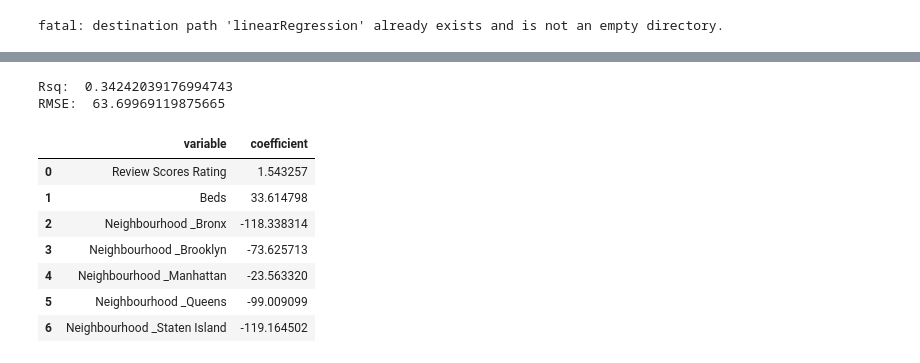
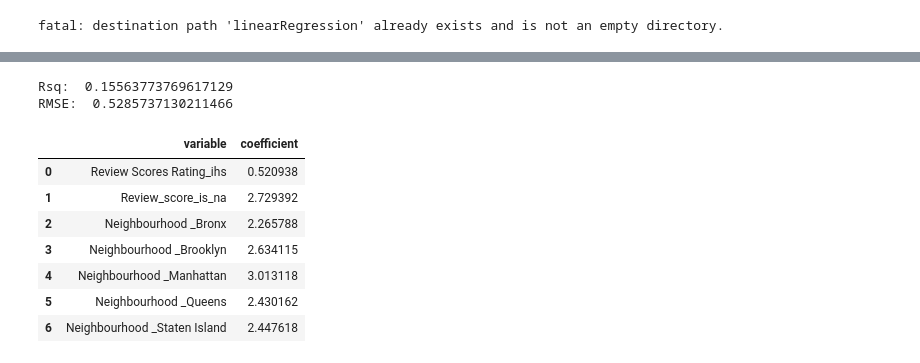
Before and after one commit to ZzzzzzT233/linearRegression, a Jupyter notebook: 04_hedonic_pricing/04_hedonic_pricing.ipynb, the cells around one changed output, grey strips where cells are left out. Cells and saved outputs as stored; diff of their text form; code cells hidden in the pictures.

```diff
--- a/04_hedonic_pricing/04_hedonic_pricing.ipynb
+++ b/04_hedonic_pricing/04_hedonic_pricing.ipynb
@@ -55,9 +53,12 @@ Price                          object
 df["Price"] = df["Price"].str.replace(",", "")
 df["Price"] = pd.to_numeric(df["Price"], errors="coerce")
 print("Total Missings:", sum(df["Price"].isnull()),"\n")
+df["Review_score_is_na"] = df["Review Scores Rating"].isnull().astype(int)
+df["Review Scores Rating"] = df["Review Scores Rating"].fillna(0)
 
-df = df.dropna()
+
 print(df.describe(), '\n')
+df.head()
 # %% [output]
 Total Missings: 0
 
@@ -102,8 +109,6 @@ df.loc[:,['Review Scores Rating']].plot.box()
 # %%
 df.loc[:,['Price']] = df.loc[:,['Price']].apply(winsorize)
-df.loc[:,['Review Scores Rating']] = df.loc[:,['Review Scores Rating']].apply(winsorize)
 
 df.loc[:,['Price']].plot.box()
-df.loc[:,['Review Scores Rating']].plot.box()
 # %% [output]
 <Axes: >
@@ -215,27 +246,27 @@ RMSE:  73.36094160007003
 # %%
-Z_train = X_train.loc[:,['Review Scores Rating','Beds','Neighbourhood _Bronx','Neighbourhood _Brooklyn','Neighbourhood _Manhattan','Neighbourhood _Queens','Neighbourhood _Staten Island']]
-Z_test = X_test.loc[:,['Review Scores Rating','Beds','Neighbourhood _Bronx','Neighbourhood _Brooklyn','Neighbourhood _Manhattan','Neighbourhood _Queens','Neighbourhood _Staten Island']]
+Z_train_ihs = X_train.loc[:,['Review Scores Rating_ihs','Review_score_is_na','Neighbourhood _Bronx','Neighbourhood _Brooklyn','Neighbourhood _Manhattan','Neighbourhood _Queens','Neighbourhood _Staten Island']]
+Z_test_ihs = X_test.loc[:,['Review Scores Rating_ihs','Review_score_is_na','Neighbourhood _Bronx','Neighbourhood _Brooklyn','Neighbourhood _Manhattan','Neighbourhood _Queens','Neighbourhood _Staten Island']]
 
-reg = LinearRegression(fit_intercept=False).fit(Z_train, y_train)
-y_hat = reg.predict(Z_test)
-rsq = reg.score(Z_test,y_test)
+reg = LinearRegression(fit_intercept=False).fit(Z_train_ihs, y_train_ihs)
+y_hat = reg.predict(Z_test_ihs)
+rsq = reg.score(Z_test_ihs,y_test_ihs)
 print('Rsq: ', rsq)
 
-rmse = np.sqrt(np.mean((y_test - y_hat)**2))
+rmse = np.sqrt(np.mean((y_test_ihs - y_hat)**2))
 print('RMSE: ', rmse)
 
-results = pd.DataFrame({'variable':reg.feature_names_in_, 'coefficient': reg.coef_}) # Regression coefficients
+results = pd.DataFrame({'variable':reg.feature_names_in_, 'coefficient': reg.coef_})
 results
 # %% [output]
-Rsq:  0.34242039176994743
-RMSE:  63.69969119875665
+Rsq:  0.15563773769617129
+RMSE:  0.5285737130211466
 |  | variable | coefficient |
-| 0 | Review Scores Rating | 1.543257 |
-| 1 | Beds | 33.614798 |
-| 2 | Neighbourhood _Bronx | -118.338314 |
-| 3 | Neighbourhood _Brooklyn | -73.625713 |
-| 4 | Neighbourhood _Manhattan | -23.563320 |
-| 5 | Neighbourhood _Queens | -99.009099 |
-| 6 | Neighbourhood _Staten Island | -119.164502 |
+| 0 | Review Scores Rating_ihs | 0.520938 |
+| 1 | Review_score_is_na | 2.729392 |
+| 2 | Neighbourhood _Bronx | 2.265788 |
+| 3 | Neighbourhood _Brooklyn | 2.634115 |
+| 4 | Neighbourhood _Manhattan | 3.013118 |
+| 5 | Neighbourhood _Queens | 2.430162 |
+| 6 | Neighbourhood _Staten Island | 2.447618 |
 # %%
 from sklearn.preprocessing import PolynomialFeatures
```
Also changed, not shown: parts of 14 cells of this notebook.
